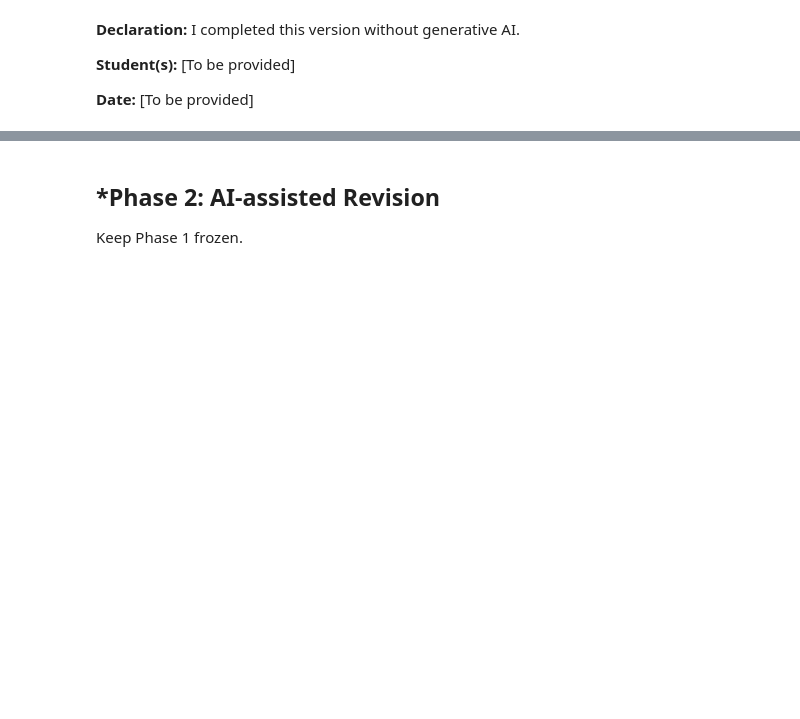
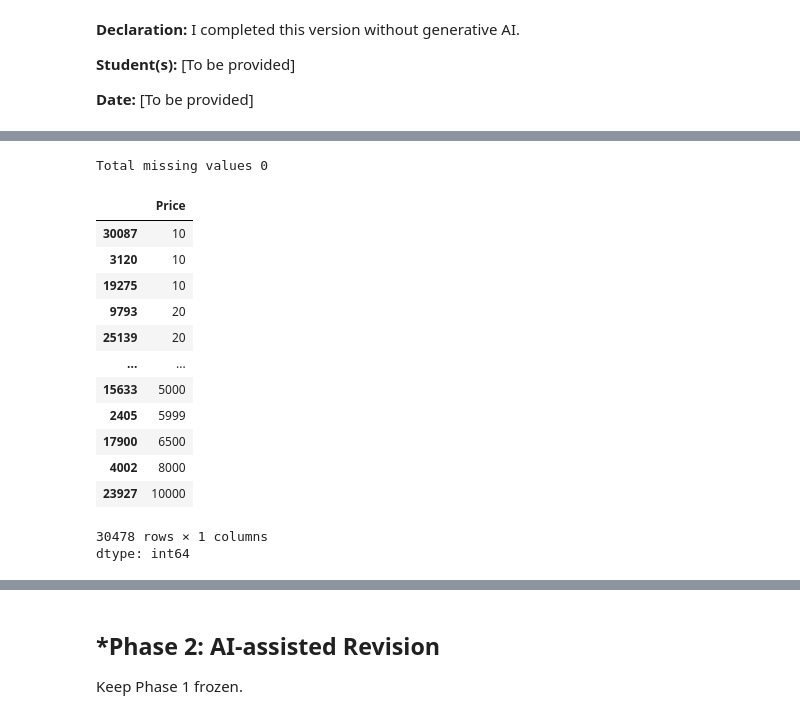
Before and after one commit to mwetmore05/A01-data-wrangling, a Jupyter notebook: notebook.ipynb, the cells around one changed output, grey strips where cells are left out. Saved outputs shown, nothing was run; the diff lists cells and outputs as text; code cells hidden in the pictures; blank space fills up the shorter version.

```diff
--- a/notebook.ipynb
+++ b/notebook.ipynb
@@ -34,0 +40,17 @@ notebook before beginning Phase 2.
+# %%
+# Your Phase 1 solution to the problem goes here.
+import pandas as pd
+airbnb_df = pd.read_csv('/content/airbnb_hw.csv') #all prices in same format
+airbnb_df['Price'].head()
+
+
+print("airbnb_df.shape:") #looking at number of rows and columns
+print(airbnb_df.shape, '\n')
+
+
+print("airbnb_df.dtypes:") # looking at columns type, because an unexpected dtype can flad a variable that needs cleaning
+print(airbnb_df.dtypes, '\n')
+
+
+airbnb_df['Price'] = airbnb_df['Price'].str.replace("$", "", regex=False) #remove $ sign
+airbnb_df['Price'] = airbnb_df['Price'].str.replace(",", "", regex=False ) #remove commas sign
@@ -34,0 +76,29 @@ notebook before beginning Phase 2.
+# %%
+#I see that the Price variable is an object, I need to tranform it into an int, since the price variable is a whole numbes
+
+
+airbnb_df['Price'] = pd.to_numeric(airbnb_df['Price'], errors='coerce')
+airbnb_df['Price'].dtype
+
+
+print("Total missing values", airbnb_df['Price'].isna().sum()) #checking total missing values
+#making units clear in column name for visual purposes
+airbnb_df.rename(columns={'Price' :'Price in US dollars'})
+airbnb_df['Price'].head()
+airbnb_df['Price'].sort_values() #checking and sorting values ascending order
+# %% [output]
+Total missing values 0
+|  | Price |
+| 30087 | 10 |
+| 3120 | 10 |
+| 19275 | 10 |
+| 9793 | 20 |
+| 25139 | 20 |
+| ... | ... |
+| 15633 | 5000 |
+| 2405 | 5999 |
+| 17900 | 6500 |
+| 4002 | 8000 |
+| 23927 | 10000 |
+30478 rows × 1 columns
+dtype: int64
```
Also changed, not shown: parts of 10 cells of this notebook.
